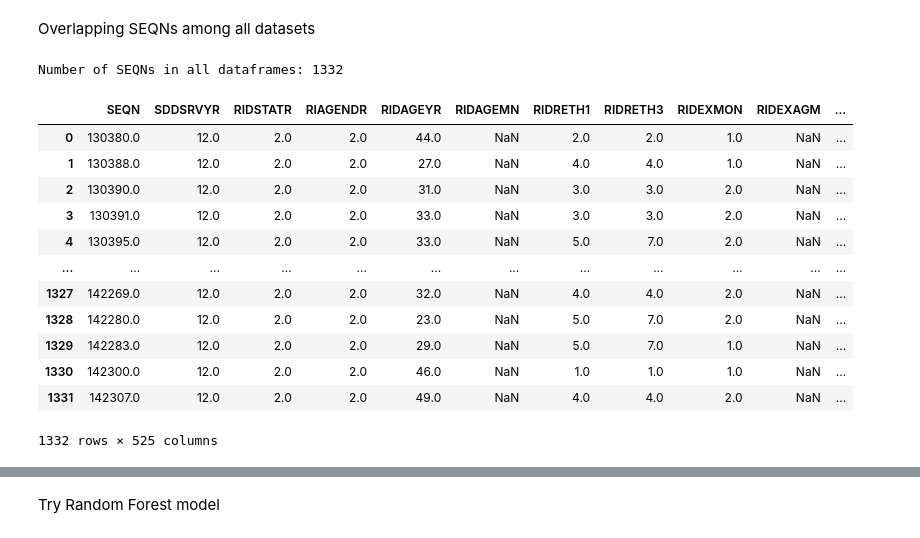
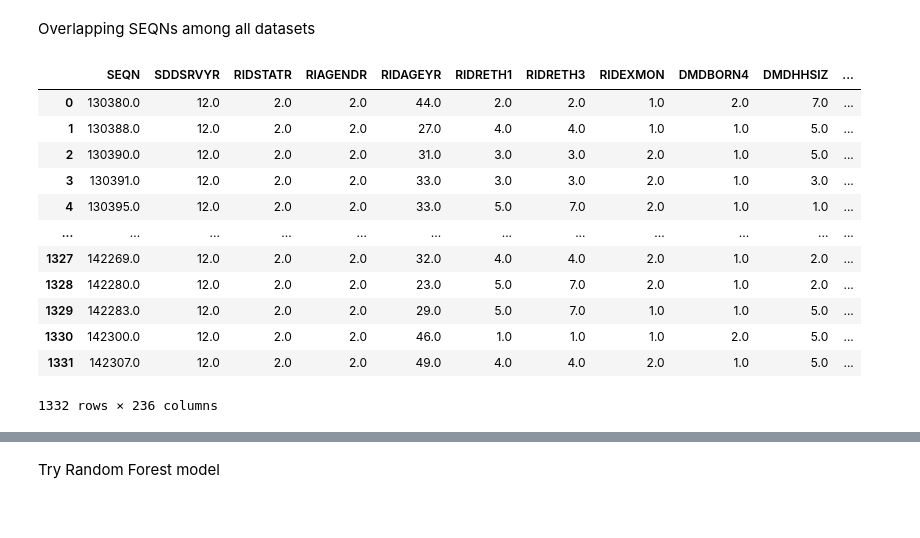
Before and after one commit to simon-rupp/ML_Final_Project, a Jupyter notebook: Project_Script.ipynb, the cells around one changed output, grey strips where cells are left out. Saved outputs shown, nothing was run; the diff lists cells and outputs as text; code cells hidden in the pictures.

```diff
--- a/Project_Script.ipynb
+++ b/Project_Script.ipynb
@@ -21,3 +23,8 @@ with open("datasets/questionaire_data/DPQ_L.xpt", "rb") as f:
+# %%
+# DPQ_L.xpt is the dataset containg depression questions
+with open("datasets/questionaire_data/DPQ_L.xpt", "rb") as f:
+    reader = XportReader(f)
+    depression_df = pd.DataFrame(reader)
 # %% [markdown]
 Describe the dataset
 # %%
@@ -38,10 +45,10 @@ display(df)
 6337 rows × 11 columns
 # %%
 # counts of total sums across all questions of last 10 columns only add if value is 1, 2, 3
-df["DPQSUM"] = df.iloc[:, -10:].apply(lambda x: x[x.isin([1, 2, 3])].sum(), axis=1)
+depression_df["DPQSUM"] = depression_df.iloc[:, -10:].apply(lambda x: x[x.isin([1, 2, 3])].sum(), axis=1)
 
 # histogram of the sums
-plt.hist(df["DPQSUM"], bins=range(0, 27, 1))
+plt.hist(depression_df["DPQSUM"], bins=range(0, 27, 1))
 plt.title("Total Scores of Depression Questions")
 plt.xlabel("Total Score")
 plt.ylabel("Frequency")
@@ -86,35 +71,41 @@ Loaded dataset: WHQ_L
 # %% [markdown]
 Overlapping SEQNs among all datasets
-# %%
-dataframes = list(dataframes.values())
-# add depression df
-dataframes.append(df)
-
-common_seqn = set(dataframes[0]["SEQN"])
-for df in dataframes[1:]:
-    common_seqn = common_seqn.intersection(df["SEQN"])
-
-print("Number of SEQNs in all dataframes:", len(common_seqn))
-# %% [output]
-Number of SEQNs in all dataframes: 1332
+# %%
+filtered_dataframes = []
+
+for name, df in dataframes.items():
+    missingness = df.isnull().mean() * 100
+    low_missingness_cols = missingness[missingness <= MISSINGNESS_THRESHOLD].index
+    filtered_df = df[low_missingness_cols]
+    filtered_dataframes.append(filtered_df)
+
+filtered_dataframes.append(depression_df)
+
+# Find common SEQNs across all DataFrames
+common_seqn = set(filtered_dataframes[0]["SEQN"])
+for df in filtered_dataframes[1:]:
+    common_seqn = common_seqn.intersection(df["SEQN"])
+
+# Filter DataFrames to include only rows with common SEQNs
+filtered_dataframes = [df[df["SEQN"].isin(common_seqn)] for df in filtered_dataframes]
 # %%
-merged_df = reduce(lambda left, right: pd.merge(left, right, on='SEQN', how='inner'), dataframes)
+merged_df = reduce(lambda left, right: pd.merge(left, right, on='SEQN', how='inner'), filtered_dataframes)
 
 display(merged_df)
 # %% [output]
-|  | SEQN | SDDSRVYR | RIDSTATR | RIAGENDR | RIDAGEYR | RIDAGEMN | RIDRETH1 | RIDRETH3 | RIDEXMON | RIDEXAGM | ... |
-| 0 | 130380.0 | 12.0 | 2.0 | 2.0 | 44.0 | NaN | 2.0 | 2.0 | 1.0 | NaN | ... |
-| 1 | 130388.0 | 12.0 | 2.0 | 2.0 | 27.0 | NaN | 4.0 | 4.0 | 1.0 | NaN | ... |
-| 2 | 130390.0 | 12.0 | 2.0 | 2.0 | 31.0 | NaN | 3.0 | 3.0 | 2.0 | NaN | ... |
-| 3 | 130391.0 | 12.0 | 2.0 | 2.0 | 33.0 | NaN | 3.0 | 3.0 | 2.0 | NaN | ... |
-| 4 | 130395.0 | 12.0 | 2.0 | 2.0 | 33.0 | NaN | 5.0 | 7.0 | 2.0 | NaN | ... |
+|  | SEQN | SDDSRVYR | RIDSTATR | RIAGENDR | RIDAGEYR | RIDRETH1 | RIDRETH3 | RIDEXMON | DMDBORN4 | DMDHHSIZ | ... |
+| 0 | 130380.0 | 12.0 | 2.0 | 2.0 | 44.0 | 2.0 | 2.0 | 1.0 | 2.0 | 7.0 | ... |
+| 1 | 130388.0 | 12.0 | 2.0 | 2.0 | 27.0 | 4.0 | 4.0 | 1.0 | 1.0 | 5.0 | ... |
+| 2 | 130390.0 | 12.0 | 2.0 | 2.0 | 31.0 | 3.0 | 3.0 | 2.0 | 1.0 | 5.0 | ... |
+| 3 | 130391.0 | 12.0 | 2.0 | 2.0 | 33.0 | 3.0 | 3.0 | 2.0 | 1.0 | 3.0 | ... |
+| 4 | 130395.0 | 12.0 | 2.0 | 2.0 | 33.0 | 5.0 | 7.0 | 2.0 | 1.0 | 1.0 | ... |
 | ... | ... | ... | ... | ... | ... | ... | ... | ... | ... | ... | ... |
-| 1327 | 142269.0 | 12.0 | 2.0 | 2.0 | 32.0 | NaN | 4.0 | 4.0 | 2.0 | NaN | ... |
-| 1328 | 142280.0 | 12.0 | 2.0 | 2.0 | 23.0 | NaN | 5.0 | 7.0 | 2.0 | NaN | ... |
-| 1329 | 142283.0 | 12.0 | 2.0 | 2.0 | 29.0 | NaN | 5.0 | 7.0 | 1.0 | NaN | ... |
-| 1330 | 142300.0 | 12.0 | 2.0 | 2.0 | 46.0 | NaN | 1.0 | 1.0 | 1.0 | NaN | ... |
-| 1331 | 142307.0 | 12.0 | 2.0 | 2.0 | 49.0 | NaN | 4.0 | 4.0 | 2.0 | NaN | ... |
+| 1327 | 142269.0 | 12.0 | 2.0 | 2.0 | 32.0 | 4.0 | 4.0 | 2.0 | 1.0 | 2.0 | ... |
+| 1328 | 142280.0 | 12.0 | 2.0 | 2.0 | 23.0 | 5.0 | 7.0 | 2.0 | 1.0 | 2.0 | ... |
+| 1329 | 142283.0 | 12.0 | 2.0 | 2.0 | 29.0 | 5.0 | 7.0 | 1.0 | 1.0 | 5.0 | ... |
+| 1330 | 142300.0 | 12.0 | 2.0 | 2.0 | 46.0 | 1.0 | 1.0 | 1.0 | 2.0 | 5.0 | ... |
+| 1331 | 142307.0 | 12.0 | 2.0 | 2.0 | 49.0 | 4.0 | 4.0 | 2.0 | 1.0 | 5.0 | ... |
-1332 rows × 525 columns
+1332 rows × 236 columns
 # %%
 # Fix physical activity columns to be standardized
 
```
Also changed, not shown: parts of 17 cells of this notebook.
